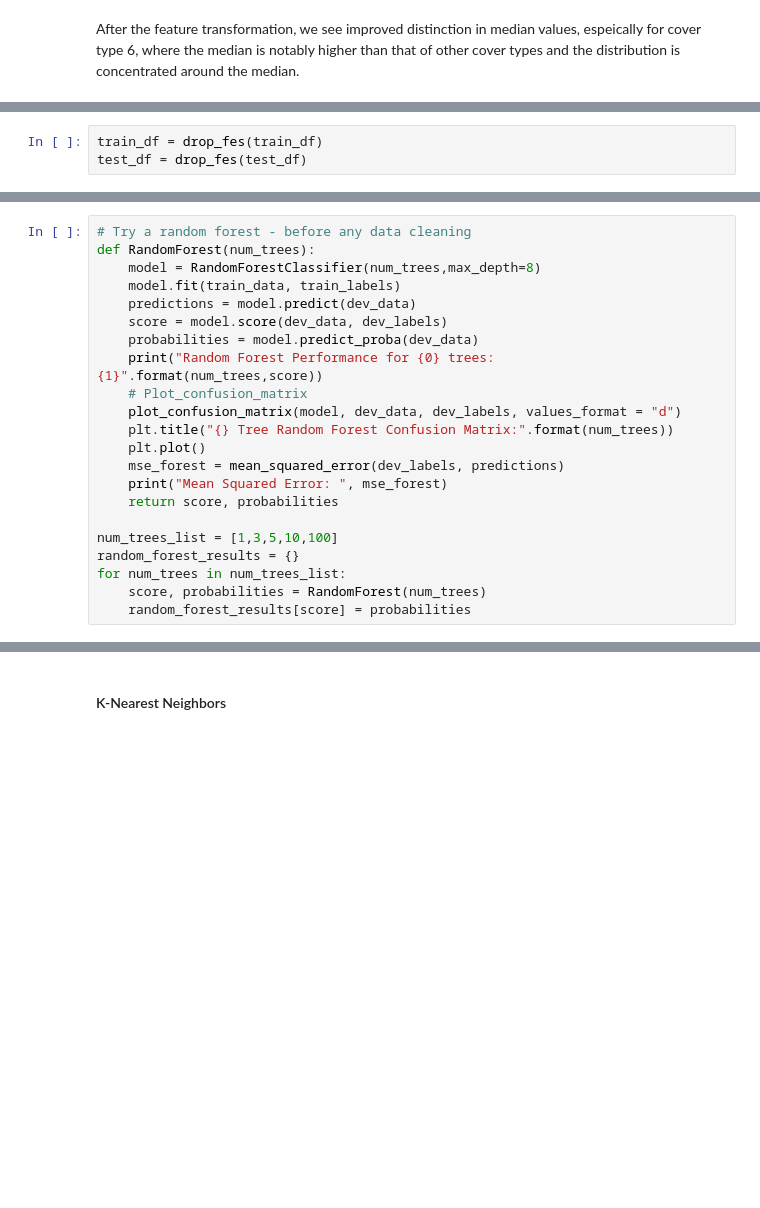
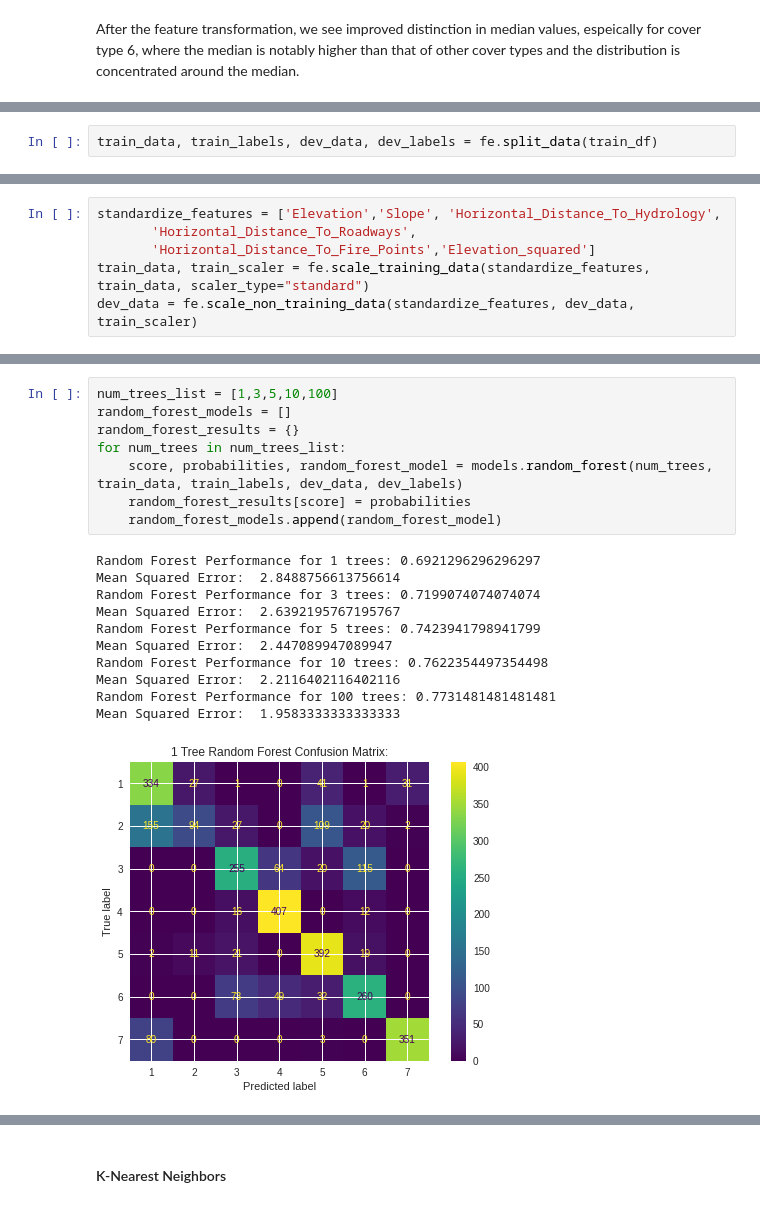
Before and after one commit to justinetaylor/mids-w207-final-project, a Jupyter notebook: clear_cut_solution.ipynb, the cells around one changed output, grey strips where cells are left out. Saved outputs shown, nothing was run; the diff lists cells and outputs as text; blank space fills up the shorter version.

Commit message:
split notebook

```diff
--- a/clear_cut_solution.ipynb
+++ b/clear_cut_solution.ipynb
@@ -256,3 +123,0 @@ def drop_fes(df):
-# %%
-train_df = drop_fes(train_df)
-test_df = drop_fes(test_df)
@@ -310 +128,3 @@ print(test_data.shape)
+# %%
+train_data, train_labels, dev_data, dev_labels = fe.split_data(train_df)
 # %% [markdown]
@@ -332,0 +132,6 @@ scaler()
+# %%
+standardize_features = ['Elevation','Slope', 'Horizontal_Distance_To_Hydrology',
+       'Horizontal_Distance_To_Roadways',
+       'Horizontal_Distance_To_Fire_Points','Elevation_squared']
+train_data, train_scaler = fe.scale_training_data(standardize_features, train_data, scaler_type="standard")
+dev_data = fe.scale_non_training_data(standardize_features, dev_data, train_scaler)
@@ -346,23 +150 @@ Test data shape:  (565892, 54)
 #### Random Forest
-# %%
-# Try a random forest - before any data cleaning
-def RandomForest(num_trees):
-    model = RandomForestClassifier(num_trees,max_depth=8)
-    model.fit(train_data, train_labels)
-    predictions = model.predict(dev_data)
-    score = model.score(dev_data, dev_labels)
-    probabilities = model.predict_proba(dev_data)
-    print("Random Forest Performance for {0} trees: {1}".format(num_trees,score))
-    # Plot_confusion_matrix
-    plot_confusion_matrix(model, dev_data, dev_labels, values_format = "d")
-    plt.title("{} Tree Random Forest Confusion Matrix:".format(num_trees))
-    plt.plot()
-    mse_forest = mean_squared_error(dev_labels, predictions)
-    print("Mean Squared Error: ", mse_forest)
-    return score, probabilities
-
-num_trees_list = [1,3,5,10,100]
-random_forest_results = {}
-for num_trees in num_trees_list:
-    score, probabilities = RandomForest(num_trees)
-    random_forest_results[score] = probabilities
@@ -408,0 +151,20 @@ BernoulliNB for alph = 0.01: accuracy = 0.6259920634920635
+# %%
+num_trees_list = [1,3,5,10,100]
+random_forest_models = []
+random_forest_results = {}
+for num_trees in num_trees_list:
+    score, probabilities, random_forest_model = models.random_forest(num_trees, train_data, train_labels, dev_data, dev_labels)
+    random_forest_results[score] = probabilities
+    random_forest_models.append(random_forest_model)
+# %% [output]
+Random Forest Performance for 1 trees: 0.6921296296296297
+Mean Squared Error:  2.8488756613756614
+Random Forest Performance for 3 trees: 0.7199074074074074
+Mean Squared Error:  2.6392195767195767
+Random Forest Performance for 5 trees: 0.7423941798941799
+Mean Squared Error:  2.447089947089947
+Random Forest Performance for 10 trees: 0.7622354497354498
+Mean Squared Error:  2.2116402116402116
+Random Forest Performance for 100 trees: 0.7731481481481481
+Mean Squared Error:  1.9583333333333333
+[figure, added]
```
Also changed, not shown: parts of 78 cells of this notebook, 32 other files.
